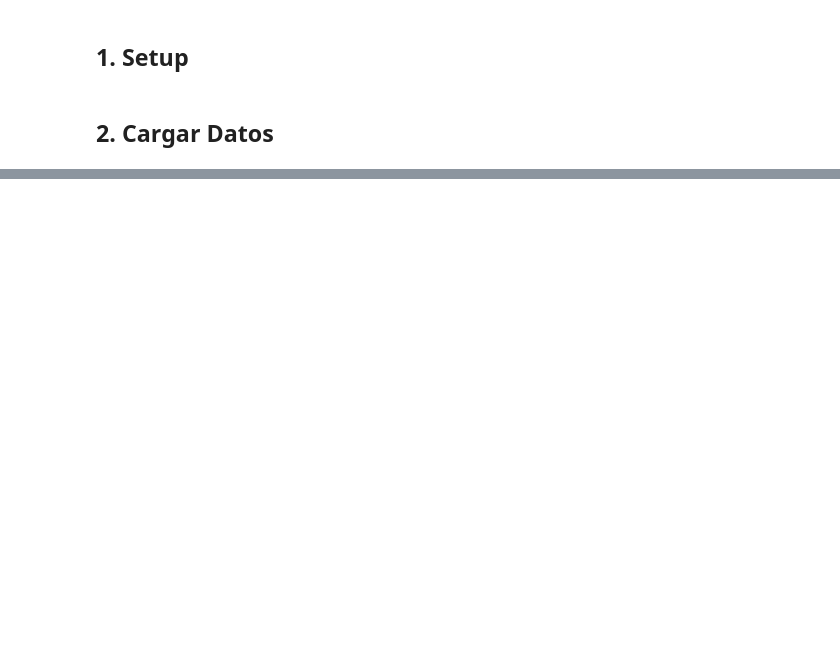
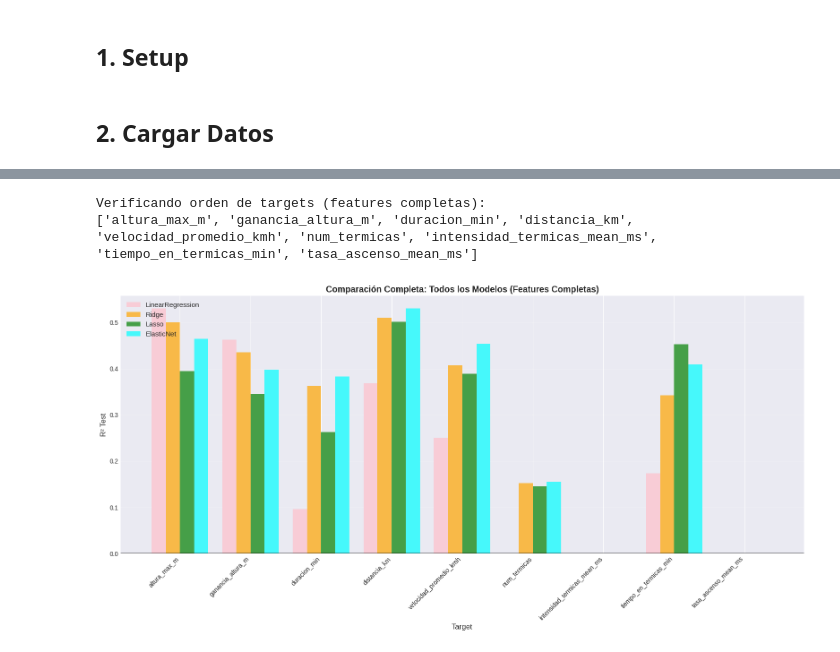
Before and after one commit to estanislaomolina/TP-Final-ML, a Jupyter notebook: 02_Modelos/02_Baseline.ipynb, the cells around one changed output, grey strips where cells are left out. Saved outputs shown, nothing was run; the diff lists cells and outputs as text; code cells hidden in the pictures; blank space fills up the shorter version.

```diff
--- a/02_Modelos/02_Baseline.ipynb
+++ b/02_Modelos/02_Baseline.ipynb
@@ -337,0 +658,42 @@ Próximo paso: Random Forest
+# %%
+# Gráfico 1b: Todos los modelos (Features Completas)
+fig, ax = plt.subplots(figsize=(16, 8))
+
+df_pivot_full = df_full.pivot(index='target', columns='modelo', values='Test_R2')
+
+# CRÍTICO: Reordenar según targets_reg
+df_pivot_full = df_pivot_full.reindex(targets_reg)
+
+print("\nVerificando orden de targets (features completas):")
+print(df_pivot_full.index.tolist())
+
+x = np.arange(len(targets_reg))
+width = 0.2
+
+modelos_lista = ['LinearRegression', 'Ridge', 'Lasso', 'ElasticNet']
+colors = ['pink', 'orange', 'green', 'cyan']
+
+for i, (modelo, color) in enumerate(zip(modelos_lista, colors)):
+    offset = (i - 1.5) * width
+    valores = df_pivot_full[modelo].values
+
+    bars = ax.bar(x + offset, valores, width, label=modelo, color=color, alpha=0.7)
+
+
+ax.set_xlabel('Target', fontsize=12)
+ax.set_ylabel('R² Test', fontsize=12)
+ax.set_title('Comparación Completa: Todos los Modelos (Features Completas)',
+             fontsize=14, fontweight='bold')
+ax.set_xticks(x)
+ax.set_xticklabels(targets_reg, rotation=45, ha='right')
+ax.legend(fontsize=11, loc='upper left')
+ax.axhline(y=0, color='black', linestyle='-', linewidth=2, alpha=0.8)
+ax.grid(True, alpha=0.3, axis='y')
+
+plt.tight_layout()
+plt.savefig('../data/processed/baseline_todos_full.png', dpi=300, bbox_inches='tight')
+plt.show()
+# %% [output]
+Verificando orden de targets (features completas):
+['altura_max_m', 'ganancia_altura_m', 'duracion_min', 'distancia_km', 'velocidad_promedio_kmh', 'num_termicas', 'intensidad_termicas_mean_ms', 'tiempo_en_termicas_min', 'tasa_ascenso_mean_ms']
+[figure, added]
```
Also changed, not shown: parts of 45 cells of this notebook, 34 other files.
